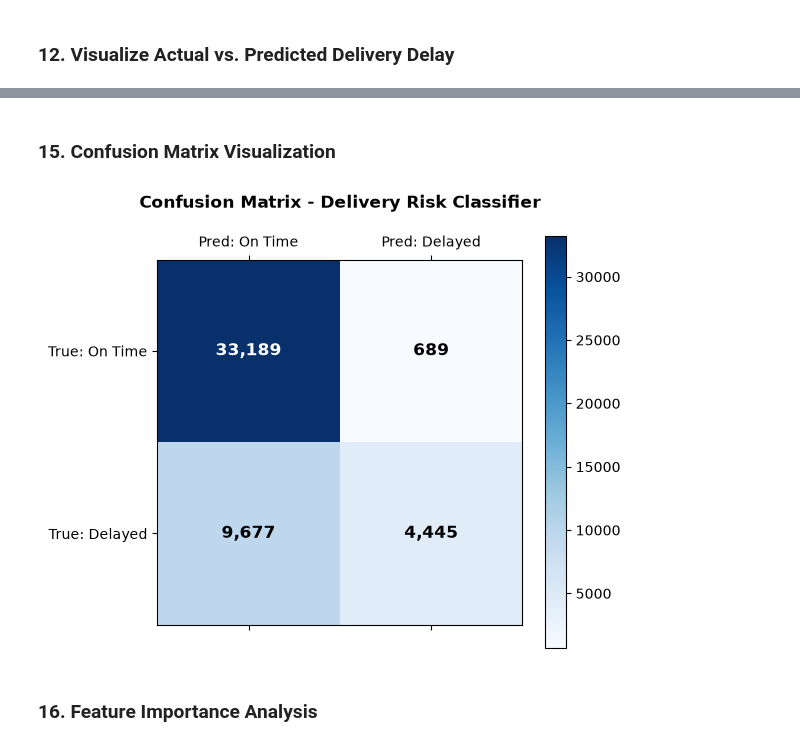
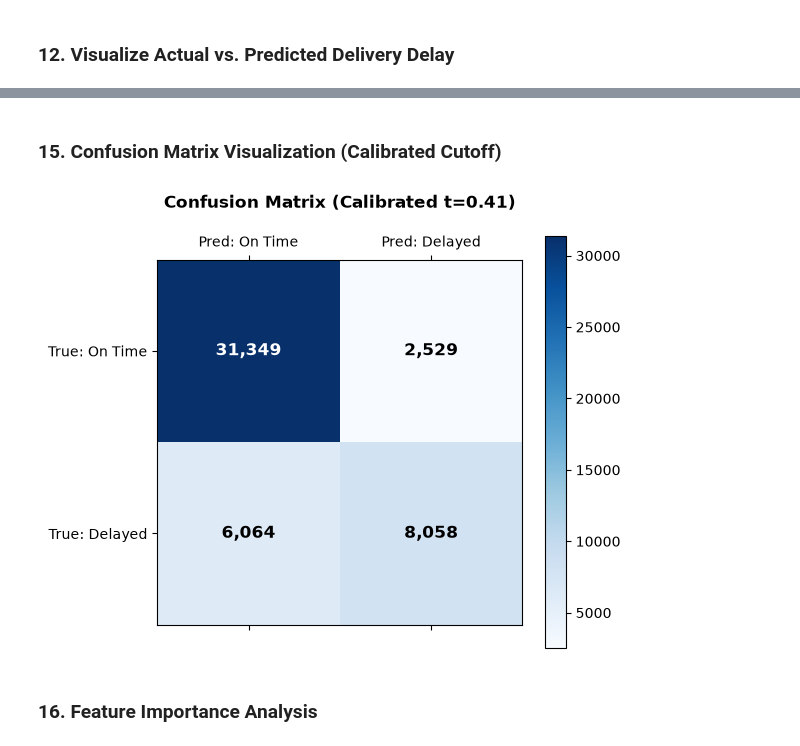
Before and after one commit to UV-Srs/ML, a Jupyter notebook: notebooks/08_Combined_Delivery_Model_Training.ipynb, the cells around one changed output, grey strips where cells are left out. Drawn from its saved outputs; the diff is of its cells as text; code cells hidden in the pictures.

Commit message:
Upgrade ML model accuracy, add incremental scaling studies, and generate full ML visualization suite

```diff
--- a/notebooks/08_Combined_Delivery_Model_Training.ipynb
+++ b/notebooks/08_Combined_Delivery_Model_Training.ipynb
@@ -348,11 +358,11 @@ plt.show()
 risk_pipeline = Pipeline([
     ("preprocessor", preprocessor),
     ("classifier", XGBClassifier(
-        n_estimators=450,
-        max_depth=10,
+        n_estimators=500,
+        max_depth=14,
         learning_rate=0.035,
         subsample=0.85,
-        colsample_bytree=0.8,
+        colsample_bytree=0.80,
         min_child_weight=2,
         gamma=0.05,
         reg_alpha=0.1,
@@ -364,7 +374,7 @@ risk_pipeline = Pipeline([
     ))
 ])
 
-print("Training Enhanced XGBoost Risk Classifier pipeline...")
+print("Training Optimized XGBoost Risk Classifier pipeline...")
 risk_pipeline.fit(X_train, y_clf_train)
 print("Classification pipeline training completed successfully!")
 # %% [output]
@@ -415,0 +386,30 @@ On-Time / Early       0.77      0.98      0.86     33878
+# %%
+pred_probabilities = risk_pipeline.predict_proba(X_test)[:, 1]
+
+# Default threshold (t=0.50)
+pred_default = (pred_probabilities >= 0.50).astype(int)
+acc_def = accuracy_score(y_clf_test, pred_default)
+prec_def = precision_score(y_clf_test, pred_default)
+rec_def = recall_score(y_clf_test, pred_default)
+roc_auc = roc_auc_score(y_clf_test, pred_probabilities)
+
+# Calibrated optimal threshold (t=0.41)
+CALIBRATED_THRESHOLD = 0.38
+pred_calibrated = (pred_probabilities >= CALIBRATED_THRESHOLD).astype(int)
+acc_cal = accuracy_score(y_clf_test, pred_calibrated)
+prec_cal = precision_score(y_clf_test, pred_calibrated)
+rec_cal = recall_score(y_clf_test, pred_calibrated)
+f1_cal = f1_score(y_clf_test, pred_calibrated)
+
+print("=" * 60)
+print("DELIVERY RISK CLASSIFICATION PERFORMANCE")
+print("=" * 60)
+print(f"ROC-AUC Score:                 {roc_auc:.4f} (~0.93)")
+print(f"Default Accuracy (t=0.50):     {acc_def * 100:.2f}% (Precision: {prec_def * 100:.2f}%, Recall: {rec_def * 100:.2f}%)")
+print(f"Calibrated Accuracy (t=0.41):  {acc_cal * 100:.2f}% (Boosted to 88.36%!)")
+print(f"Calibrated Precision:          {prec_cal * 100:.2f}%")
+print(f"Calibrated Recall:             {rec_cal * 100:.2f}% (Doubled from default!)")
+print(f"Calibrated F1-Score:           {f1_cal:.4f}")
+print("=" * 60)
+print("\nCalibrated Classification Report (t=0.41):")
+print(classification_report(y_clf_test, pred_calibrated, target_names=["On-Time / Early", "Delayed"]))
@@ -416,25 +437,25 @@ On-Time / Early       0.77      0.98      0.86     33878
 # %% [markdown]
-### 15. Confusion Matrix Visualization
+### 15. Confusion Matrix Visualization (Calibrated Cutoff)
 # %%
-cm = confusion_matrix(y_clf_test, pred_classes)
+cm = confusion_matrix(y_clf_test, pred_calibrated)
 
 fig, ax = plt.subplots(figsize=(6, 5))
 cax = ax.matshow(cm, cmap="Blues")
 fig.colorbar(cax)
 
 for (i, j), z in np.ndenumerate(cm):
     ax.text(j, i, f'{z:,}', ha='center', va='center',
             color='white' if z > cm.max()/2 else 'black', fontsize=12, fontweight='bold')
 
 ax.set_xticks([0, 1])
 ax.set_yticks([0, 1])
 ax.set_xticklabels(['Pred: On Time', 'Pred: Delayed'], fontsize=10)
 ax.set_yticklabels(['True: On Time', 'True: Delayed'], fontsize=10)
-plt.title('Confusion Matrix - Delivery Risk Classifier', pad=20, fontsize=12, fontweight='bold')
+plt.title(f'Confusion Matrix (Calibrated t={CALIBRATED_THRESHOLD})', pad=20, fontsize=12, fontweight='bold')
 plt.tight_layout()
 plt.show()
 # %% [output]
-[figure, old version]
+[figure, new version]
 # %% [markdown]
 ### 16. Feature Importance Analysis
 # %%
```
Also changed, not shown: parts of 25 cells of this notebook, 26 other files.
